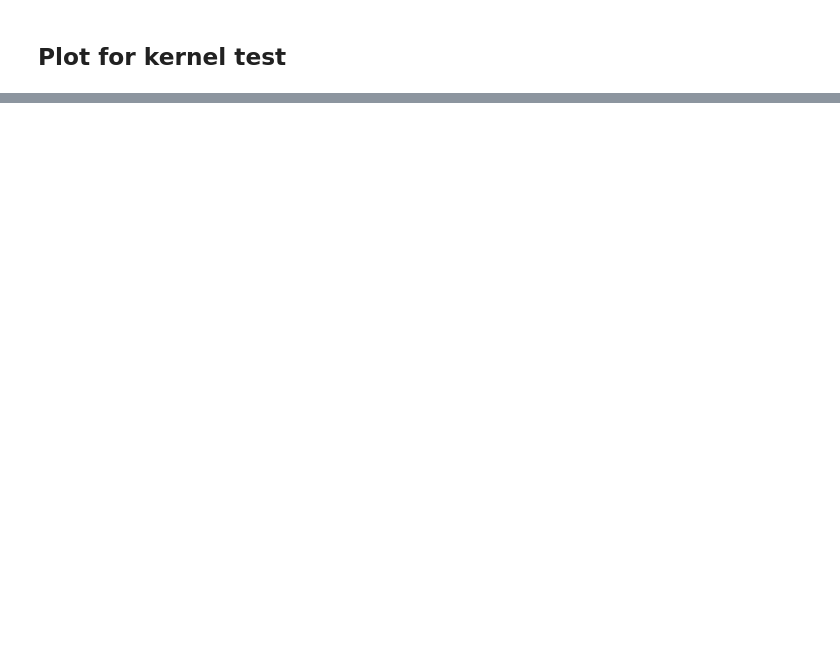
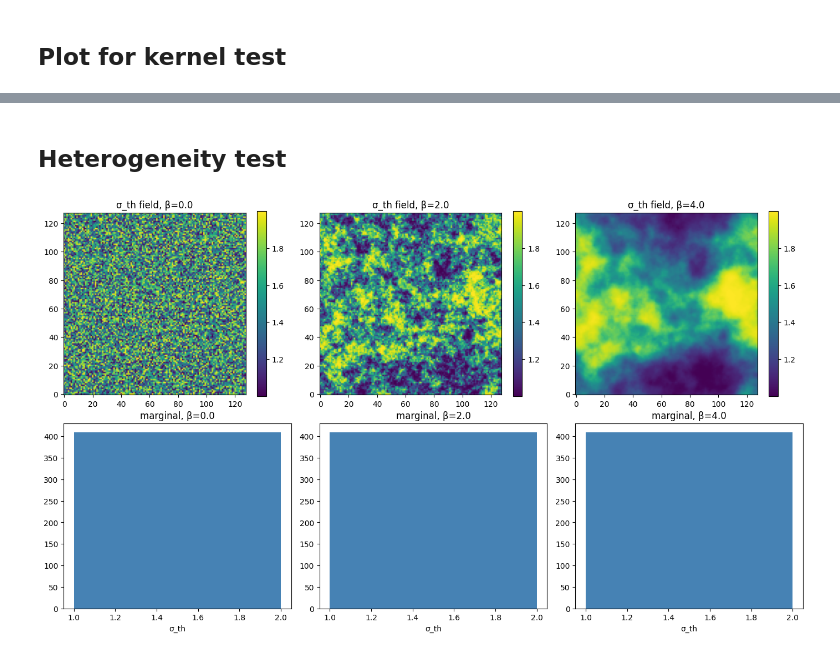
Before and after one commit to ferrofaza/fault-simulation, a Jupyter notebook: notebook/plots.ipynb, the cells around one changed output, grey strips where cells are left out. Cells and saved outputs as stored; diff of their text form; code cells hidden in the pictures; blank space fills up the shorter version.

```diff
--- a/notebook/plots.ipynb
+++ b/notebook/plots.ipynb
@@ -79,0 +80,27 @@ plt.show()
+# %% [markdown]
+
+## Heterogeneity test
+# %%
+from dataclasses import replace
+from src.config import load_config
+from src.heterogeneity import threshold_field, residual_field
+
+cfg = load_config("../experiments/params.yaml")
+
+fig, axes = plt.subplots(2, 3, figsize=(14, 8))
+for col, beta in enumerate([0.0, 2.0, 4.0]):
+    c = replace(cfg, beta=beta)              # frozen config -> make a modified copy
+    sth = threshold_field(c, np.random.default_rng(0))
+
+    im = axes[0, col].imshow(sth, cmap="viridis", origin="lower")
+    axes[0, col].set_title(f"σ_th field, β={beta}")
+    plt.colorbar(im, ax=axes[0, col])
+
+    axes[1, col].hist(sth.ravel(), bins=40, color="steelblue")
+    axes[1, col].set_title(f"marginal, β={beta}")
+    axes[1, col].set_xlabel("σ_th")
+
+plt.tight_layout()
+plt.show()
+# %% [output]
+[figure, added]
```
Also changed, not shown: parts of 2 cells of this notebook.
